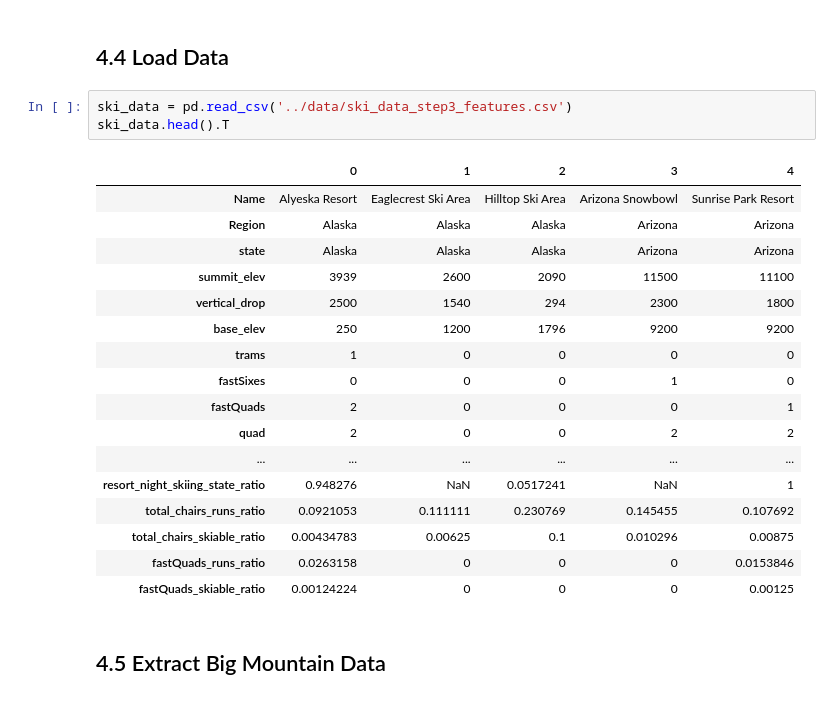
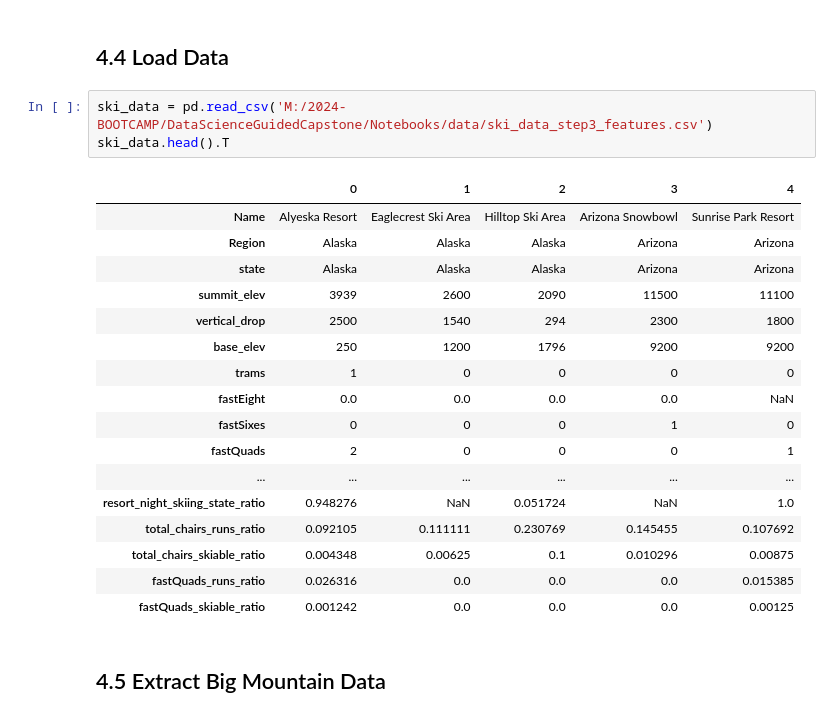
Before and after one commit to jmaloney95/Big-Mountain-Resort-Data-Science-Capstone, a Jupyter notebook: Notebooks/04_preprocessing_and_training.ipynb, the cells around one changed output. Cells and saved outputs as stored; diff of their text form.

```diff
--- a/Notebooks/04_preprocessing_and_training.ipynb
+++ b/Notebooks/04_preprocessing_and_training.ipynb
@@ -93,26 +93,26 @@ from library.sb_utils import save_file
 # %% [markdown]
 ## 4.4 Load Data<a id='4.4_Load_Data'></a>
 # %%
-ski_data = pd.read_csv('../data/ski_data_step3_features.csv')
+ski_data = pd.read_csv('M:/2024-BOOTCAMP/DataScienceGuidedCapstone/Notebooks/data/ski_data_step3_features.csv')
 ski_data.head().T
 # %% [output]
 |  | 0 | 1 | 2 | 3 | 4 |
 | Name | Alyeska Resort | Eaglecrest Ski Area | Hilltop Ski Area | Arizona Snowbowl | Sunrise Park Resort |
 | Region | Alaska | Alaska | Alaska | Arizona | Arizona |
 | state | Alaska | Alaska | Alaska | Arizona | Arizona |
 | summit_elev | 3939 | 2600 | 2090 | 11500 | 11100 |
 | vertical_drop | 2500 | 1540 | 294 | 2300 | 1800 |
 | base_elev | 250 | 1200 | 1796 | 9200 | 9200 |
 | trams | 1 | 0 | 0 | 0 | 0 |
+| fastEight | 0.0 | 0.0 | 0.0 | 0.0 | NaN |
 | fastSixes | 0 | 0 | 0 | 1 | 0 |
 | fastQuads | 2 | 0 | 0 | 0 | 1 |
-| quad | 2 | 0 | 0 | 2 | 2 |
 | ... | ... | ... | ... | ... | ... |
-| resort_night_skiing_state_ratio | 0.948276 | NaN | 0.0517241 | NaN | 1 |
-| total_chairs_runs_ratio | 0.0921053 | 0.111111 | 0.230769 | 0.145455 | 0.107692 |
-| total_chairs_skiable_ratio | 0.00434783 | 0.00625 | 0.1 | 0.010296 | 0.00875 |
-| fastQuads_runs_ratio | 0.0263158 | 0 | 0 | 0 | 0.0153846 |
-| fastQuads_skiable_ratio | 0.00124224 | 0 | 0 | 0 | 0.00125 |
+| resort_night_skiing_state_ratio | 0.948276 | NaN | 0.051724 | NaN | 1.0 |
+| total_chairs_runs_ratio | 0.092105 | 0.111111 | 0.230769 | 0.145455 | 0.107692 |
+| total_chairs_skiable_ratio | 0.004348 | 0.00625 | 0.1 | 0.010296 | 0.00875 |
+| fastQuads_runs_ratio | 0.026316 | 0.0 | 0.0 | 0.0 | 0.015385 |
+| fastQuads_skiable_ratio | 0.001242 | 0.0 | 0.0 | 0.0 | 0.00125 |
 # %% [markdown]
 ## 4.5 Extract Big Mountain Data<a id='4.5_Extract_Big_Mountain_Data'></a>
 # %% [markdown]
```
Also changed, not shown: parts of 18 cells of this notebook.
